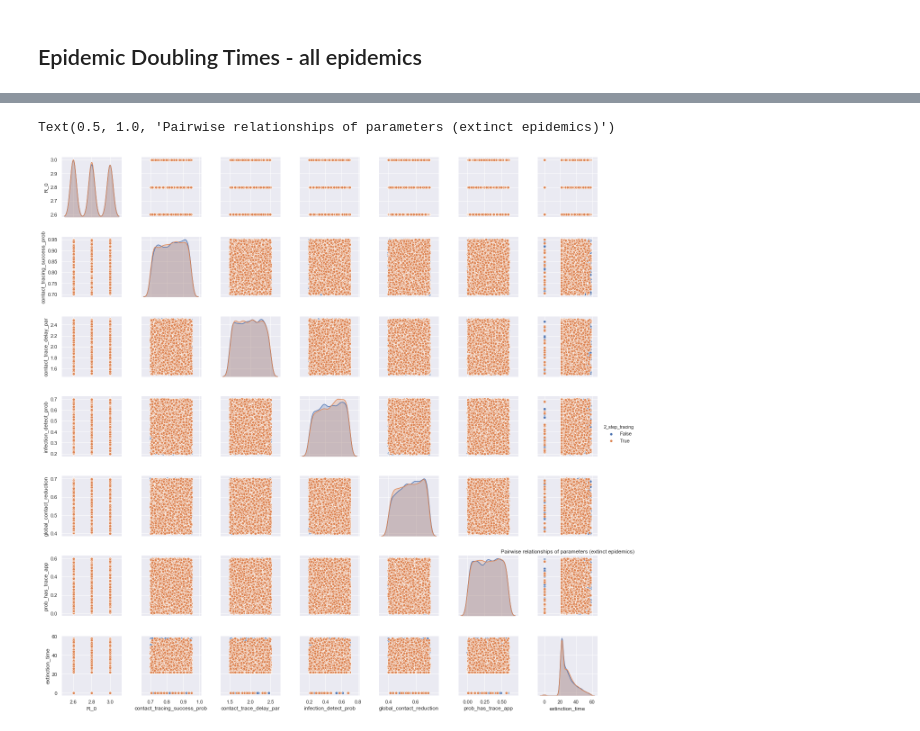
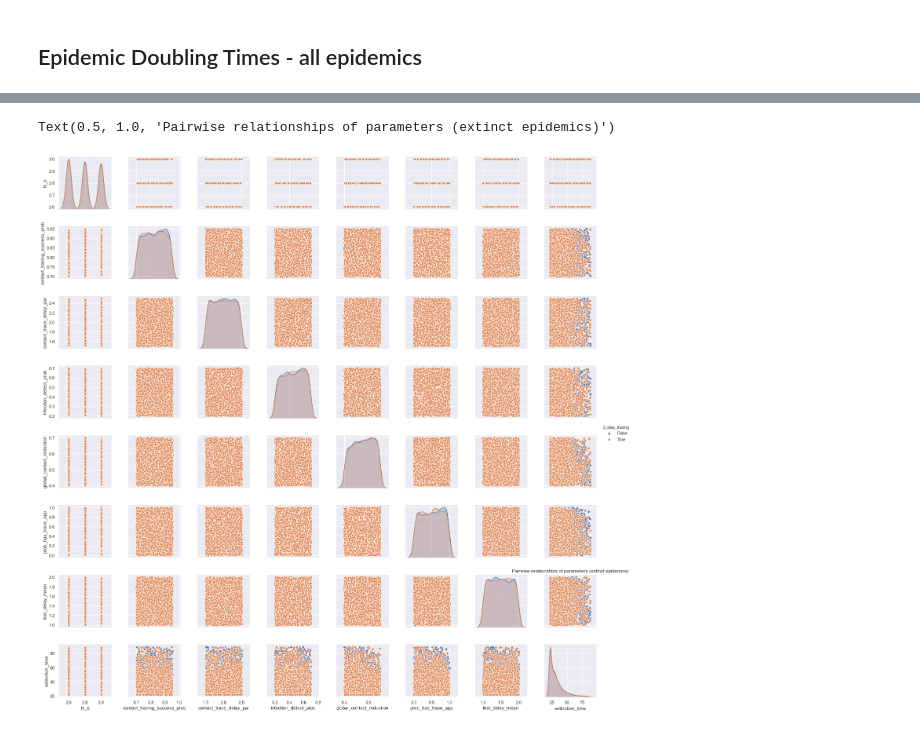
Before and after one commit to foobacca/household-contact-tracing, a Jupyter notebook: SensitivityAnalysis.ipynb, the cells around one changed output, grey strips where cells are left out. Cells and saved outputs as stored; diff of their text form; code cells hidden in the pictures.

Commit message:
added mean testing delay par

```diff
--- a/SensitivityAnalysis.ipynb
+++ b/SensitivityAnalysis.ipynb
@@ -108,6 +93,7 @@ When we say extinct, we refer to a functionally extinct epidemic, all cases are
 # %%
 epidemics_not_extinct = epidemics_not_extinct.assign(times_doubled = lambda x: np.log2(x["59"]))
 epidemics_not_extinct = epidemics_not_extinct.assign(av_doubling_time = lambda x: 59/np.log2(x["59"]))
+epidemics_not_extinct["two_step_tracing_int"] =  epidemics_not_extinct["2_step_tracing"].astype(int)
 # %%
 var_names = [
     "R_0",
@@ -176,5 +179,5 @@ epidemics_not_extinct.assign(times_doubled = lambda x: np.log2(x["59"]))
 # %%
-y, X = dmatrices('av_doubling_time ~ R_0 + contact_tracing_success_prob + contact_trace_delay_par + infection_detect_prob + prob_has_trace_app + global_contact_reduction',
+y, X = dmatrices('av_doubling_time ~ R_0 + contact_tracing_success_prob + contact_trace_delay_par + infection_detect_prob + prob_has_trace_app + global_contact_reduction + test_delay_mean + two_step_tracing_int',
                  data = epidemics_not_extinct, return_type='dataframe')
 model = sma.OLS(y, X)
 res = model.fit()
@@ -212,4 +215,4 @@ Warnings:
 # %% [markdown]
 ## Epidemic Doubling Times - all epidemics
 # %%
-float(x[[str(i) for i in range(59)]].isna().idxmax())
+inf_count_cols = [str(i) for i in range(90)]
@@ -218,2 +218,0 @@ float(x[[str(i) for i in range(59)]].isna().idxmax())
-# %%
-inf_count_cols = [str(i) for i in range(59)]
@@ -254,28 +238,30 @@ epidemics_extinct = epidemics_extinct.astype({"extinction_time": "float"})
 # %%
 var_names = [
     "R_0",
     "contact_tracing_success_prob",
     "contact_trace_delay_par",
     "infection_detect_prob",
     "global_contact_reduction",
     "2_step_tracing",
     "prob_has_trace_app",
-    "extinction_time"
+    "test_delay_mean",
+    "extinction_time",
     ]
 
 plot_names = [
     "R_0",
     "contact_tracing_success_prob",
     "contact_trace_delay_par",
     "infection_detect_prob",
     "global_contact_reduction",
     "prob_has_trace_app",
+    "test_delay_mean",
     "extinction_time"
     ]
 #two_step_not_extinct = epidemics_not_extinct[epidemics_not_extinct["2_step_tracing"] == True]
 pair = sns.pairplot(epidemics_extinct[var_names], vars = plot_names, hue = "2_step_tracing")
 plt.title("Pairwise relationships of parameters (extinct epidemics)")
 # %% [output]
 Text(0.5, 1.0, 'Pairwise relationships of parameters (extinct epidemics)')
-[figure, old version]
+[figure, new version]
 # %%
```
Also changed, not shown: parts of 19 cells of this notebook, 1 other file.
